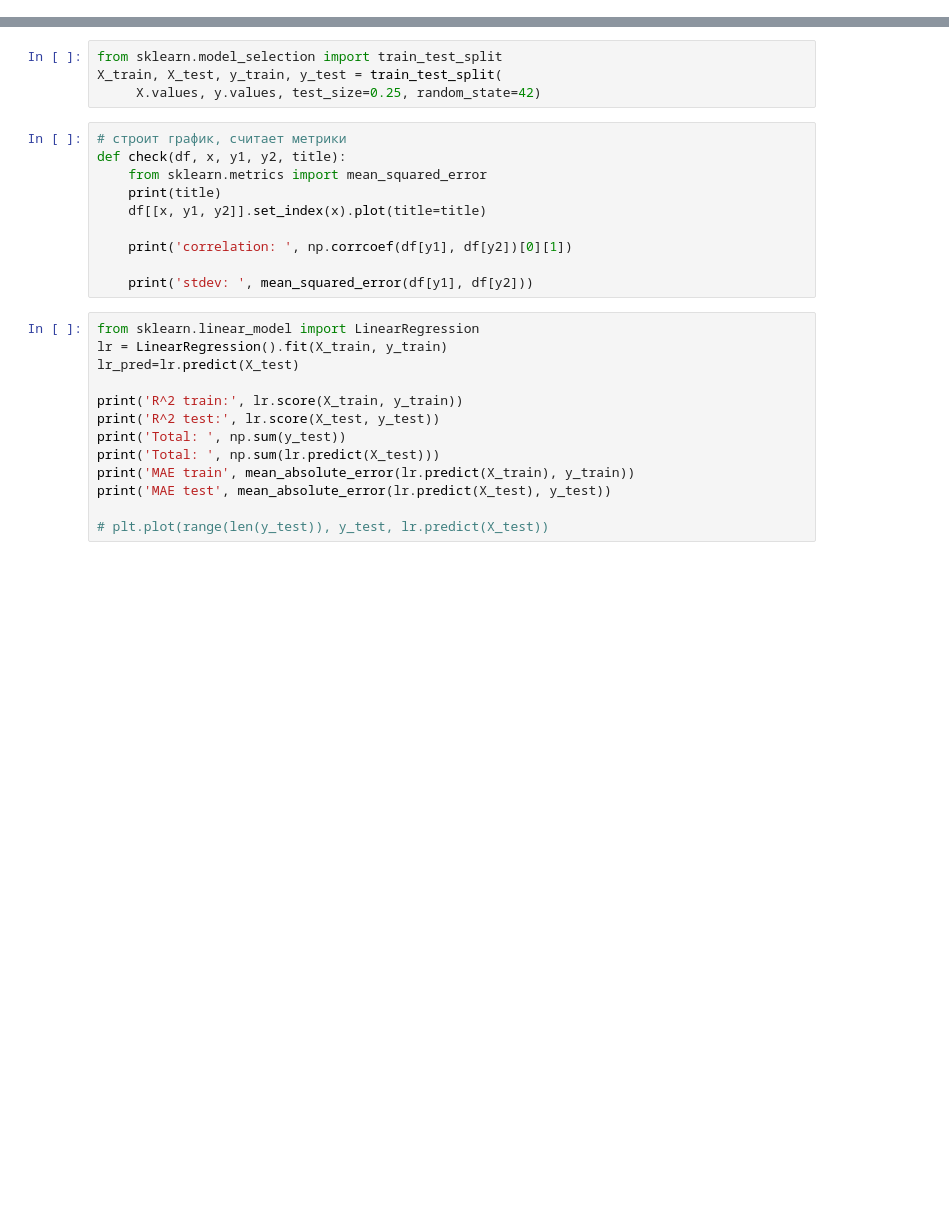
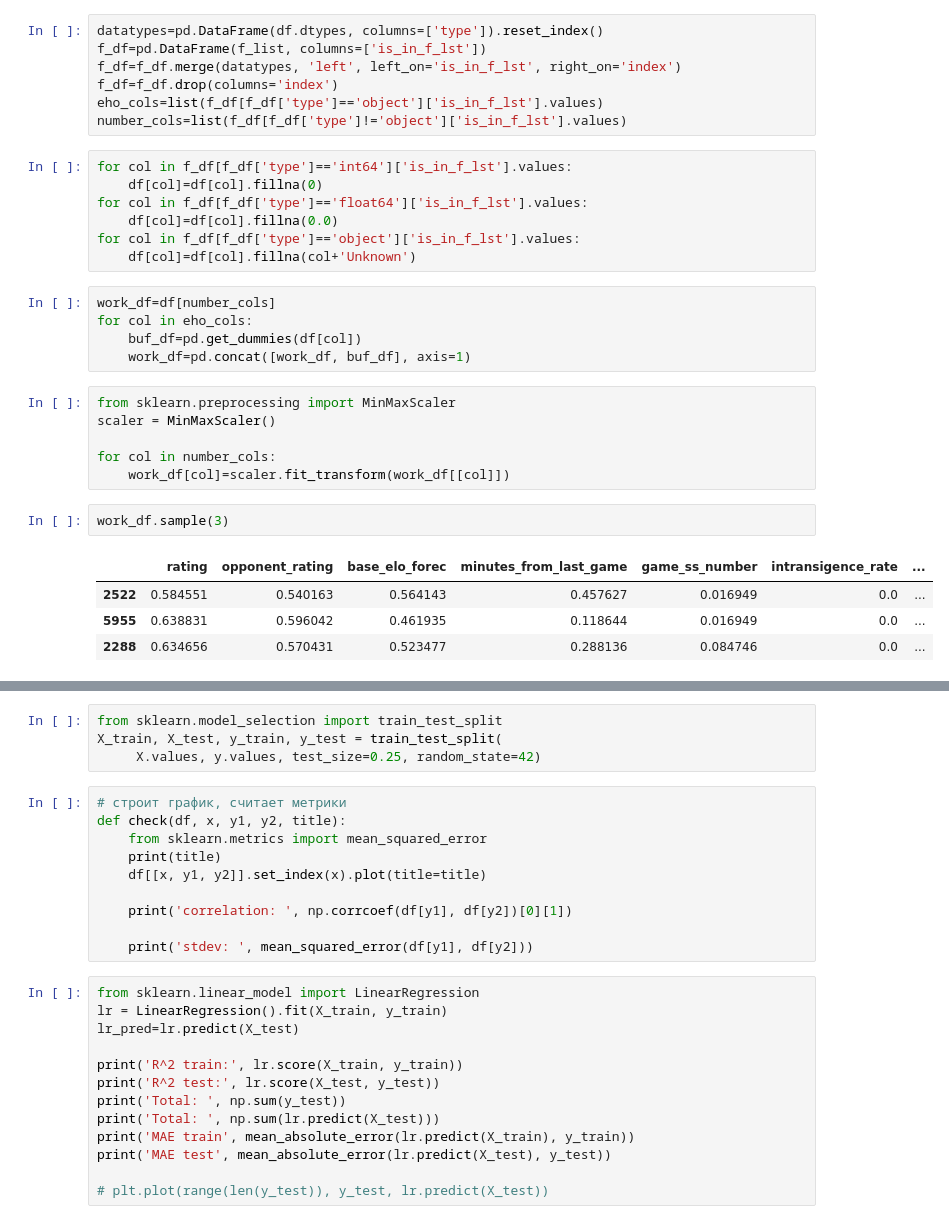
Before and after one commit to rosolimo212/chesscom, a Jupyter notebook: Start_learning.ipynb, the cells around one changed output, grey strips where cells are left out. Drawn from its saved outputs; the diff is of its cells as text; blank space fills up the shorter version.

```diff
--- a/Start_learning.ipynb
+++ b/Start_learning.ipynb
@@ -60,0 +75,32 @@ X=X.astype('int')
+# %%
+datatypes=pd.DataFrame(df.dtypes, columns=['type']).reset_index()
+f_df=pd.DataFrame(f_list, columns=['is_in_f_lst'])
+f_df=f_df.merge(datatypes, 'left', left_on='is_in_f_lst', right_on='index')
+f_df=f_df.drop(columns='index')
+eho_cols=list(f_df[f_df['type']=='object']['is_in_f_lst'].values)
+number_cols=list(f_df[f_df['type']!='object']['is_in_f_lst'].values)
+# %%
+for col in f_df[f_df['type']=='int64']['is_in_f_lst'].values:
+    df[col]=df[col].fillna(0)
+for col in f_df[f_df['type']=='float64']['is_in_f_lst'].values:
+    df[col]=df[col].fillna(0.0)
+for col in f_df[f_df['type']=='object']['is_in_f_lst'].values:
+    df[col]=df[col].fillna(col+'Unknown')
+# %%
+work_df=df[number_cols]
+for col in eho_cols:
+    buf_df=pd.get_dummies(df[col])
+    work_df=pd.concat([work_df, buf_df], axis=1)
+# %%
+from sklearn.preprocessing import MinMaxScaler
+scaler = MinMaxScaler()
+
+for col in number_cols:
+    work_df[col]=scaler.fit_transform(work_df[[col]])
+# %%
+work_df.sample(3)
+# %% [output]
+|  | rating | opponent_rating | base_elo_forec | minutes_from_last_game | game_ss_number | intransigence_rate | ... |
+| 2522 | 0.584551 | 0.540163 | 0.564143 | 0.457627 | 0.016949 | 0.0 | ... |
+| 5955 | 0.638831 | 0.596042 | 0.461935 | 0.118644 | 0.016949 | 0.0 | ... |
+| 2288 | 0.634656 | 0.570431 | 0.523477 | 0.288136 | 0.084746 | 0.0 | ... |
```
Also changed, not shown: parts of 12 cells of this notebook, 1 other file.
